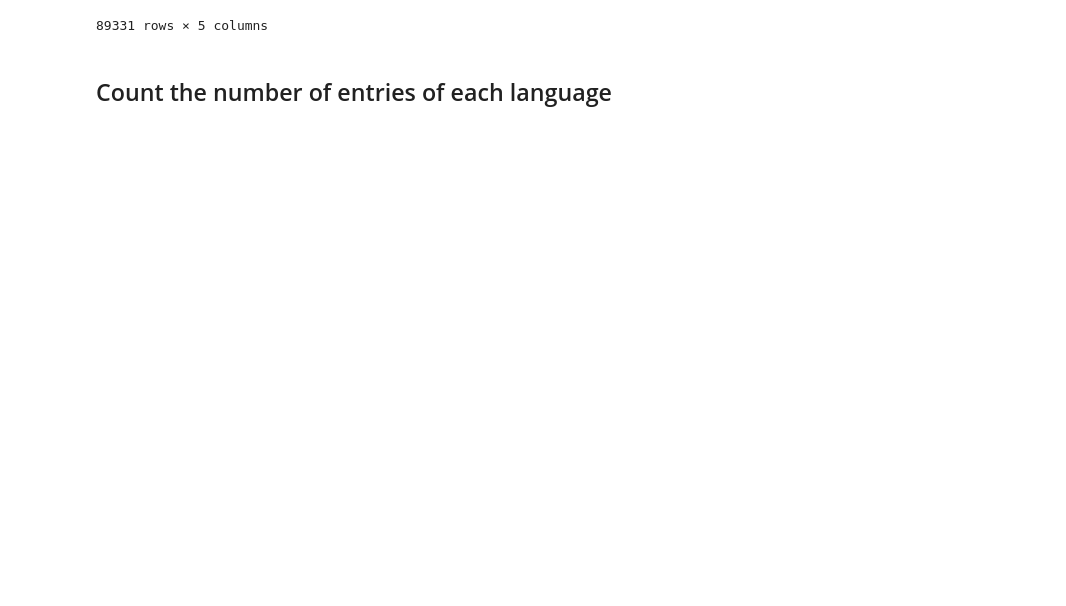
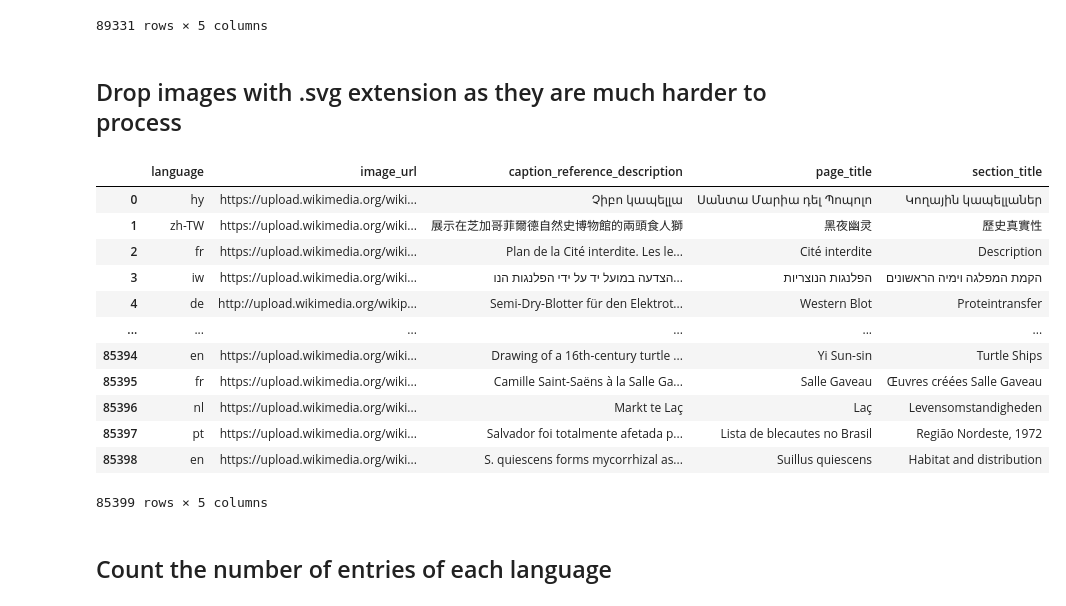
Before and after one commit to jkroiss/P3_Erweiterungsmodul_CL, a Jupyter notebook: src/WIT_dataset_exploration.ipynb, the cells around one changed output. Drawn from its saved outputs; the diff is of its cells as text; code cells hidden in the pictures; blank space fills up the shorter version.

```diff
--- a/src/WIT_dataset_exploration.ipynb
+++ b/src/WIT_dataset_exploration.ipynb
@@ -64,3 +68,5 @@ df
 | 89329 | pt | https://upload.wikimedia.org/wiki... | Salvador foi totalmente afetada p... | Lista de blecautes no Brasil | Região Nordeste, 1972 |
 | 89330 | en | https://upload.wikimedia.org/wiki... | S. quiescens forms mycorrhizal as... | Suillus quiescens | Habitat and distribution |
 89331 rows × 5 columns
+# %% [markdown]
+## Drop images with .svg extension as they are much harder to process
@@ -67,3 +75,19 @@ df
+# %%
+df
+# %% [output]
+|  | language | image_url | caption_reference_description | page_title | section_title |
+| 0 | hy | https://upload.wikimedia.org/wiki... | Չիբո կապելլա | Սանտա Մարիա դել Պոպոլո | Կողային կապելլաներ |
+| 1 | zh-TW | https://upload.wikimedia.org/wiki... | 展示在芝加哥菲爾德自然史博物館的兩頭食人獅 | 黑夜幽灵 | 歷史真實性 |
+| 2 | fr | https://upload.wikimedia.org/wiki... | Plan de la Cité interdite. Les le... | Cité interdite | Description |
+| 3 | iw | https://upload.wikimedia.org/wiki... | הצדעה במועל יד על ידי הפלנגות הנו... | הפלנגות הנוצריות | הקמת המפלגה וימיה הראשונים |
+| 4 | de | http://upload.wikimedia.org/wikip... | Semi-Dry-Blotter für den Elektrot... | Western Blot | Proteintransfer |
+| ... | ... | ... | ... | ... | ... |
+| 85394 | en | https://upload.wikimedia.org/wiki... | Drawing of a 16th-century turtle ... | Yi Sun-sin | Turtle Ships |
+| 85395 | fr | https://upload.wikimedia.org/wiki... | Camille Saint-Saëns à la Salle Ga... | Salle Gaveau | Œuvres créées Salle Gaveau |
+| 85396 | nl | https://upload.wikimedia.org/wiki... | Markt te Laç | Laç | Levensomstandigheden |
+| 85397 | pt | https://upload.wikimedia.org/wiki... | Salvador foi totalmente afetada p... | Lista de blecautes no Brasil | Região Nordeste, 1972 |
+| 85398 | en | https://upload.wikimedia.org/wiki... | S. quiescens forms mycorrhizal as... | Suillus quiescens | Habitat and distribution |
+85399 rows × 5 columns
 # %% [markdown]
 ## Count the number of entries of each language
 # %%
```
Also changed, not shown: parts of 12 cells of this notebook, 1 other file.
